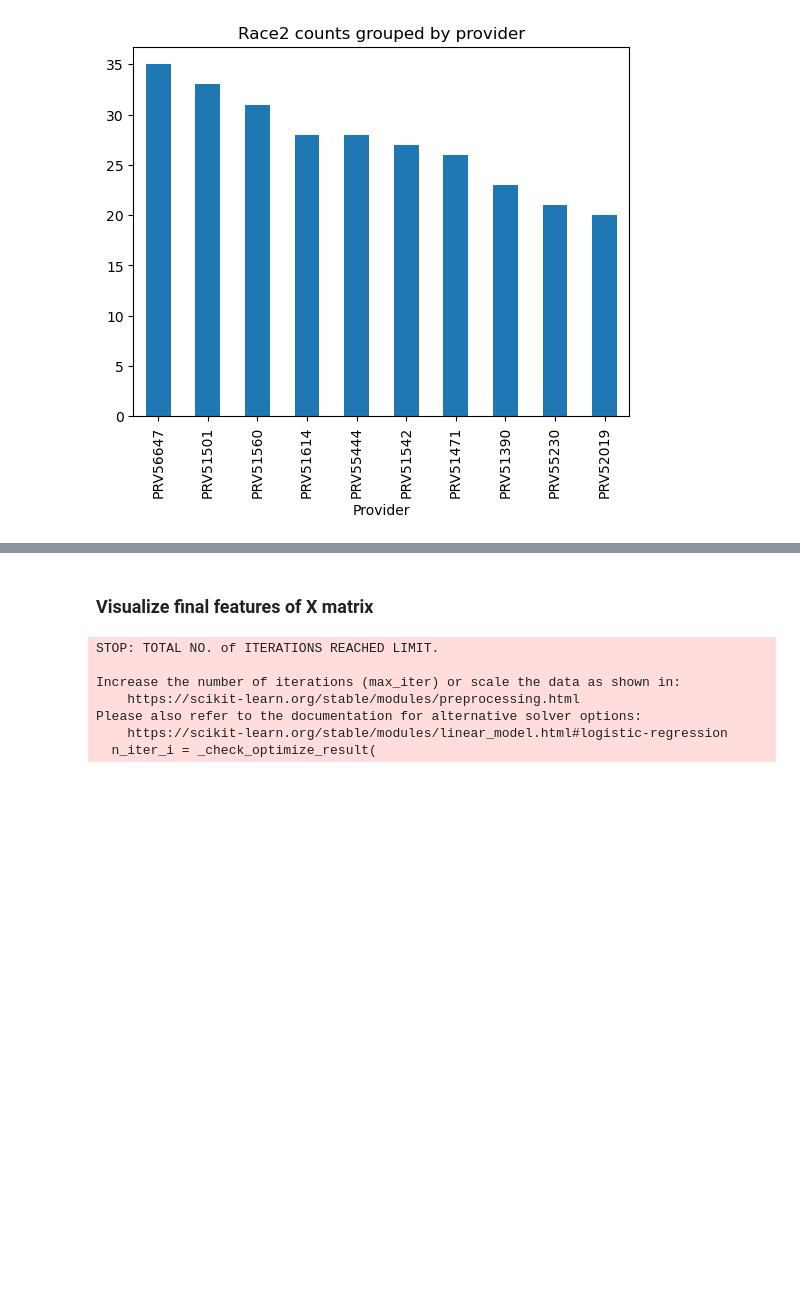
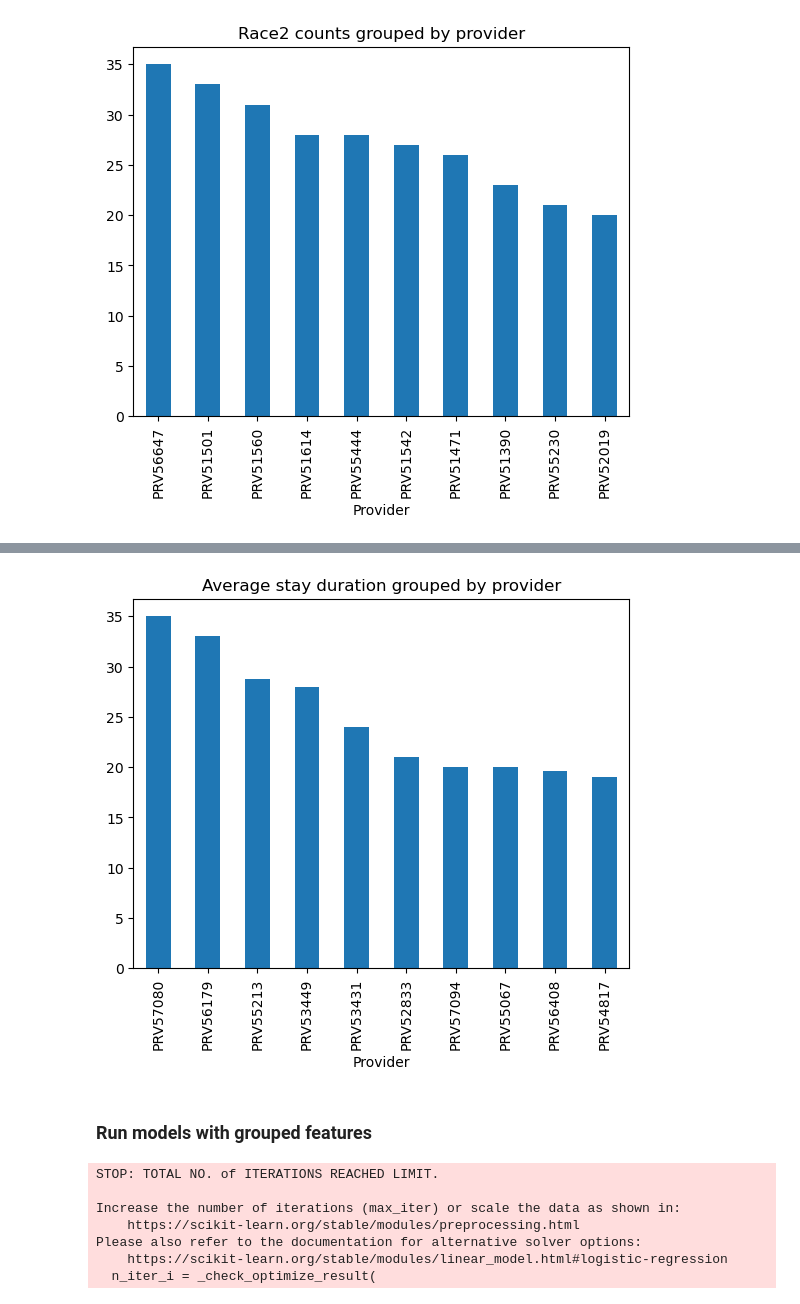
Before and after one commit to ingridchien/medical-provider-fraud-detection, a Jupyter notebook: Analysis.ipynb, the cells around one changed output, grey strips where cells are left out. Saved outputs shown, nothing was run; the diff lists cells and outputs as text; code cells hidden in the pictures; blank space fills up the shorter version.

```diff
--- a/Analysis.ipynb
+++ b/Analysis.ipynb
@@ -707,3 +708,10 @@ plt.show()
+# %%
+inpatient_data.groupby('Provider')['StayDuration'].agg('mean').sort_values(ascending=False)[:10].plot(kind='bar');
+plt.title('Average stay duration grouped by provider');
+# %% [output]
+[figure, added]
+# %% [markdown]
+### Run models with grouped features
 # %%
 grouped_columns = ['InscClaimAmtReimbursed','Gender', 'Race',
        'RenalDiseaseIndicator', 'NoOfMonths_PartACov',
@@ -728,8 +736,6 @@ grouped_columns = ['InscClaimAmtReimbursed','Gender', 'Race',
        'Diag42769', 'clmIDcount_p', 'attendcount_p', 'operatingcount_p',
        'otherphys_p', 'deduc_p', 'clm1_p', 'clm2_p', 'diag1_p',
        'diag2_p', 'staydur_p', 'race1_p', 'race2_p', 'race3_p']
-# %% [markdown]
-### Visualize final features of X matrix
 # %%
 # logistic regression
 inpatient_X = inpatient_data[grouped_columns]
```
Also changed, not shown: parts of 5 cells of this notebook.
